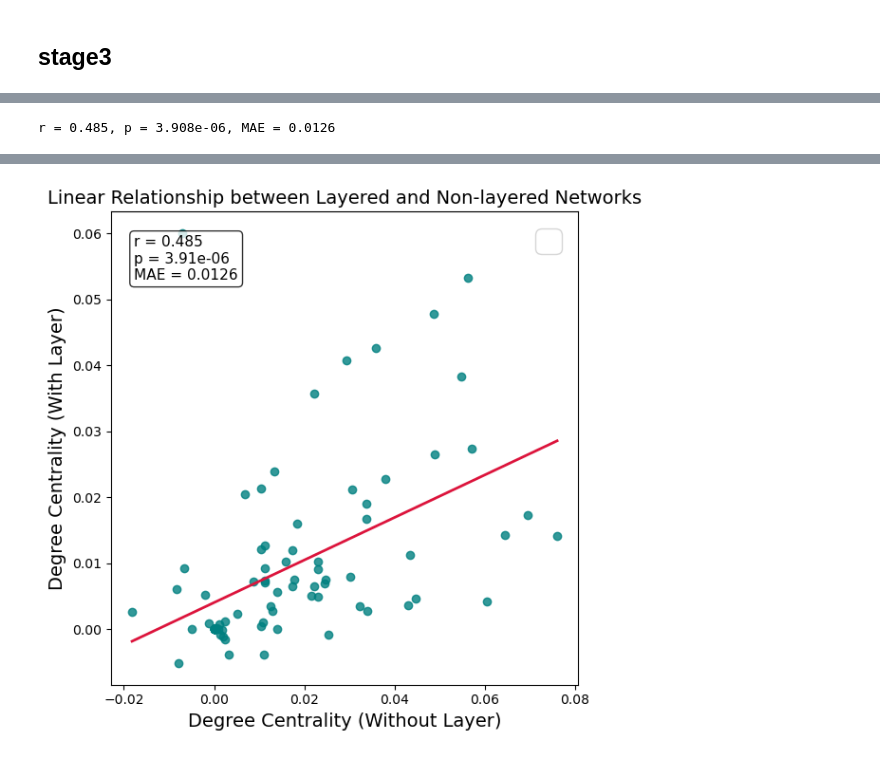
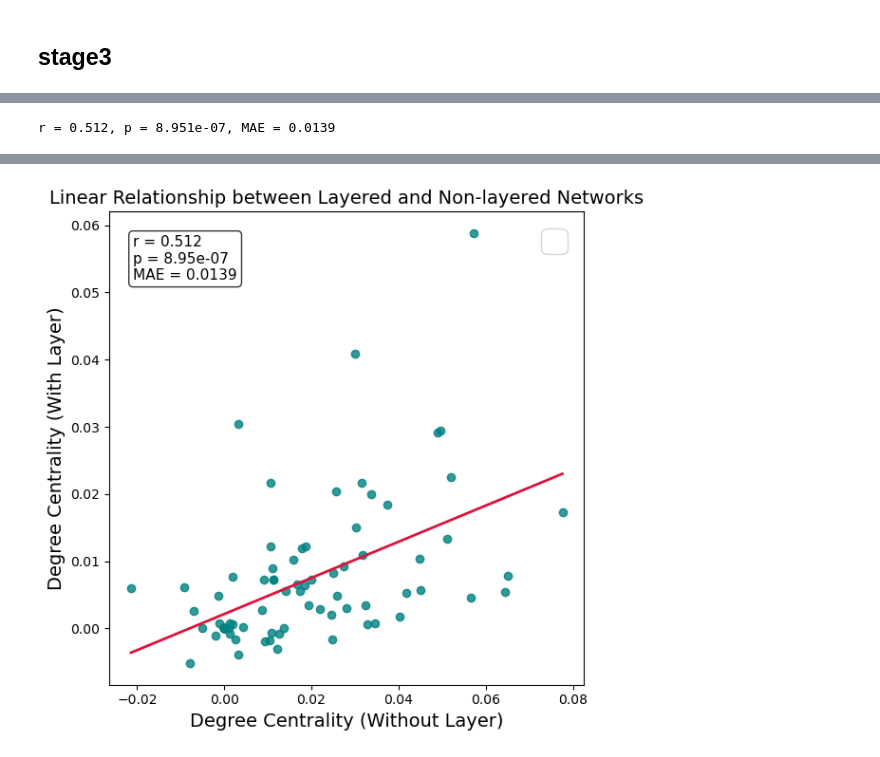
Before and after one commit to ylx6266/NEXUS, a Jupyter notebook: analyse_notebook/figureS4.ipynb, the cells around one changed output, grey strips where cells are left out. Drawn from its saved outputs; the diff is of its cells as text; code cells hidden in the pictures.

```diff
--- a/analyse_notebook/figureS4.ipynb
+++ b/analyse_notebook/figureS4.ipynb
@@ -34,18 +34,16 @@ import pandas as pd
 import brainglobe_heatmap as bgh
 import matplotlib.pyplot as plt
 
-# === 1️⃣ 设定路径 ===
-graph_path_1 = './result/w_layer/stage1/tuning/bs32_dp0.8_sw0.5/dynamic_full_graphs.npy'
+graph_path_1 = './result/w_layer/stage1/tuning/bs32_dp0.8_sw1.0/dynamic_full_graphs.npy'
 label_path_1 = './result/w_layer/stage1/df_scaled.csv'
 
-graph_path_2 = './result/wo_layer/stage1/tuning/bs64_dp0.1_sw1.0/dynamic_full_graphs.npy'
+graph_path_2 = './result/wo_layer/stage1/tuning/bs8_dp0.1_sw0.7/dynamic_full_graphs.npy'
 label_path_2 = './result/wo_layer/stage1/df_scaled.csv'
 
-# === 2️⃣ 定义函数：计算平均归一化度中心性 ===
 def compute_mean_degree_centrality(graph_path, label_path):
-    graphs = np.load(graph_path)  # (T, N, N)
+    graphs = np.load(graph_path)
     df = pd.read_csv(label_path)
-    labels = df.iloc[:, 0].values  # 第一列为标签
+    labels = df.iloc[:, 0].values
 
     degree_centrality = {label: [] for label in labels}
 
@@ -59,7 +57,6 @@ def compute_mean_degree_centrality(graph_path, label_path):
     dc_df = pd.DataFrame(degree_centrality)
     mean_dc = dc_df.mean()
 
-    # --- 合并带“-”的子区（取平均） ---
     merged = {}
     for name, val in mean_dc.items():
         if '-' in name:
@@ -71,7 +68,6 @@ def compute_mean_degree_centrality(graph_path, label_path):
     return merged_dc
 
 
-# === 3️⃣ 分别计算两组结果 ===
 mean_dc_1 = compute_mean_degree_centrality(graph_path_1, label_path_1)
 mean_dc_2 = compute_mean_degree_centrality(graph_path_2, label_path_2)
 # %%
@@ -395,18 +338,16 @@ import pandas as pd
 import brainglobe_heatmap as bgh
 import matplotlib.pyplot as plt
 
-# === 1️⃣ 设定路径 ===
-graph_path_1 = './result/w_layer/stage3/tuning/bs64_dp0.8_sw1.0/dynamic_full_graphs.npy'
+graph_path_1 = './result/w_layer/stage3/tuning/bs64_dp0.3_sw0.5/dynamic_full_graphs.npy'
 label_path_1 = './result/w_layer/stage3/df_scaled.csv'
 
-graph_path_2 = './result/wo_layer/stage3/tuning/bs32_dp0.8_sw1.0/dynamic_full_graphs.npy'
+graph_path_2 = './result/wo_layer/stage3/tuning/bs64_dp0.8_sw1.0/dynamic_full_graphs.npy'
 label_path_2 = './result/wo_layer/stage3/df_scaled.csv'
 
-# === 2️⃣ 定义函数：计算平均归一化度中心性 ===
 def compute_mean_degree_centrality(graph_path, label_path):
-    graphs = np.load(graph_path)  # (T, N, N)
+    graphs = np.load(graph_path)
     df = pd.read_csv(label_path)
-    labels = df.iloc[:, 0].values  # 第一列为标签
+    labels = df.iloc[:, 0].values
 
     degree_centrality = {label: [] for label in labels}
 
@@ -420,7 +361,6 @@ def compute_mean_degree_centrality(graph_path, label_path):
     dc_df = pd.DataFrame(degree_centrality)
     mean_dc = dc_df.mean()
 
-    # --- 合并带“-”的子区（取平均） ---
     merged = {}
     for name, val in mean_dc.items():
         if '-' in name:
@@ -432,7 +372,6 @@ def compute_mean_degree_centrality(graph_path, label_path):
     return merged_dc
 
 
-# === 3️⃣ 分别计算两组结果 ===
 mean_dc_1 = compute_mean_degree_centrality(graph_path_1, label_path_1)
 mean_dc_2 = compute_mean_degree_centrality(graph_path_2, label_path_2)
 # %%
@@ -515,51 +451,32 @@ aligned_wo = wo_layer[common_regions]
 r, p = pearsonr(aligned_w, aligned_wo)
 mae = np.mean(np.abs(aligned_w - aligned_wo))
 print(f"r = {r:.3f}, p = {p:.3e}, MAE = {mae:.4f}")
 
 plt.figure(figsize=(6,6))
 plt.scatter(aligned_wo, aligned_w, color="teal", alpha=0.8, label="")
 
 slope, intercept, r_val, p_val, stderr = linregress(aligned_wo, aligned_w)
 
 x_fit = np.linspace(aligned_wo.min(), aligned_wo.max(), 100)
 y_fit = slope * x_fit + intercept
 plt.plot(x_fit, y_fit, color="crimson", linewidth=2, label="")
 
 plt.xlabel("Degree Centrality (Without Layer)", fontsize=14)
 plt.ylabel("Degree Centrality (With Layer)", fontsize=14)
 plt.title("Linear Relationship between Layered and Non-layered Networks", fontsize=14)
 
 text_str = f"r = {r:.3f}\np = {p:.2e}\nMAE = {mae:.4f}"
 plt.text(0.05, 0.95, text_str, transform=plt.gca().transAxes,
          fontsize=11, verticalalignment='top',
          bbox=dict(boxstyle="round", facecolor="white", alpha=0.8))
 
 plt.legend(fontsize=25)
 plt.grid(alpha=0)
 plt.tight_layout()
 plt.savefig("./result/fig/rank2_scatter_with_vs_without_layer_stage3.png", dpi=300, bbox_inches="tight")
 
 plt.show()
-
-
-
-diff_map = (aligned_w - aligned_wo).to_dict()
-
-fig = bgh.Heatmap(
-    values=diff_map,
-    hemisphere="left",
-    position=4000,
-    orientation="horizontal",
-    thickness=1500,
-    format="2D",
-    vmin=-0.1,
-    vmax=0.1,
-    cmap="bwr",
-    atlas_name="allen_mouse_25um",
-    title=f"Δ Degree Centrality (With−Without Layer)\n"
-          f"r = {r:.3f}, p = {p:.2e}, MAE = {mae:.4f}"
-).plot(size=(400,300), axes=False)
 # %% [output]
-r = 0.485, p = 3.908e-06, MAE = 0.0126
+r = 0.512, p = 8.951e-07, MAE = 0.0139
 [interactive output not drawn]
-[figure, old version]
+[figure, new version]
```
Also changed, not shown: parts of 9 cells of this notebook, 47 other files.
